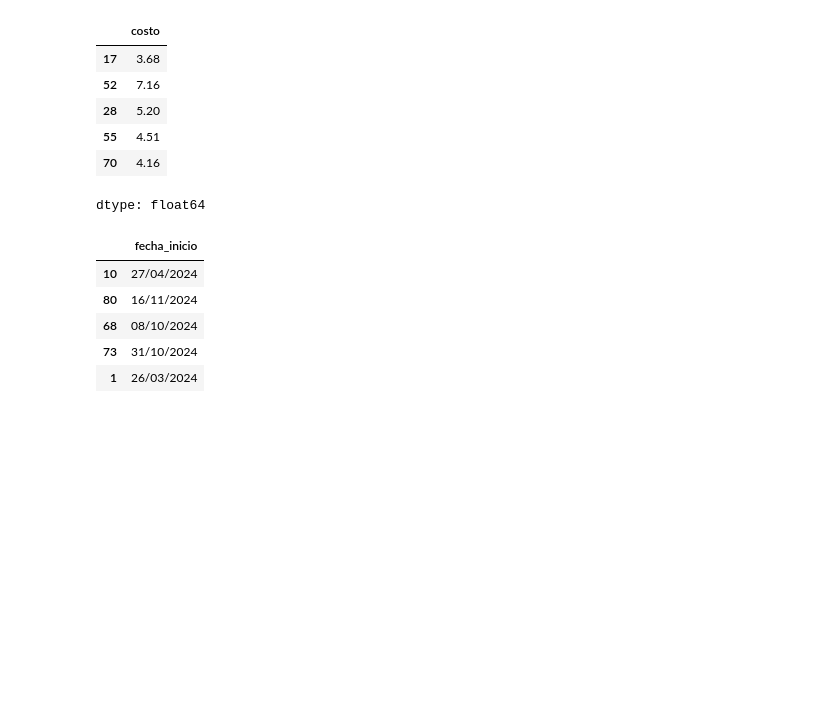
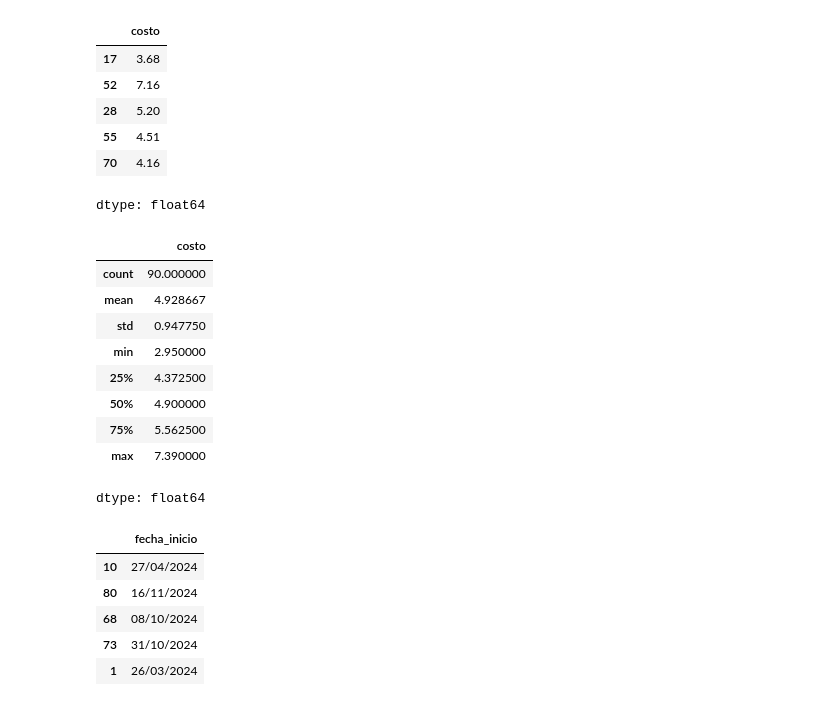
Before and after one commit to FerJGit/TT-2C2025-Data-Analitycs-Notebooks, a Jupyter notebook: PreEntrega/Mis_Archivos/Pre-entrega.ipynb, the cells around one changed output. Saved outputs shown, nothing was run; the diff lists cells and outputs as text; code cells hidden in the pictures; blank space fills up the shorter version.

```diff
--- a/PreEntrega/Mis_Archivos/Pre-entrega.ipynb
+++ b/PreEntrega/Mis_Archivos/Pre-entrega.ipynb
@@ -346,4 +364,18 @@ df_marketing["costo"].sample(5)
 | 55 | 4.51 |
 | 70 | 4.16 |
 dtype: float64
+# %%
+# Como es de tipo numérico, puedo aplicar describe()
+df_marketing["costo"].describe()
+# %% [output]
+|  | costo |
+| count | 90.000000 |
+| mean | 4.928667 |
+| std | 0.947750 |
+| min | 2.950000 |
+| 25% | 4.372500 |
+| 50% | 4.900000 |
+| 75% | 5.562500 |
+| max | 7.390000 |
+dtype: float64
 # %%
```
Also changed, not shown: parts of 66 cells of this notebook.
